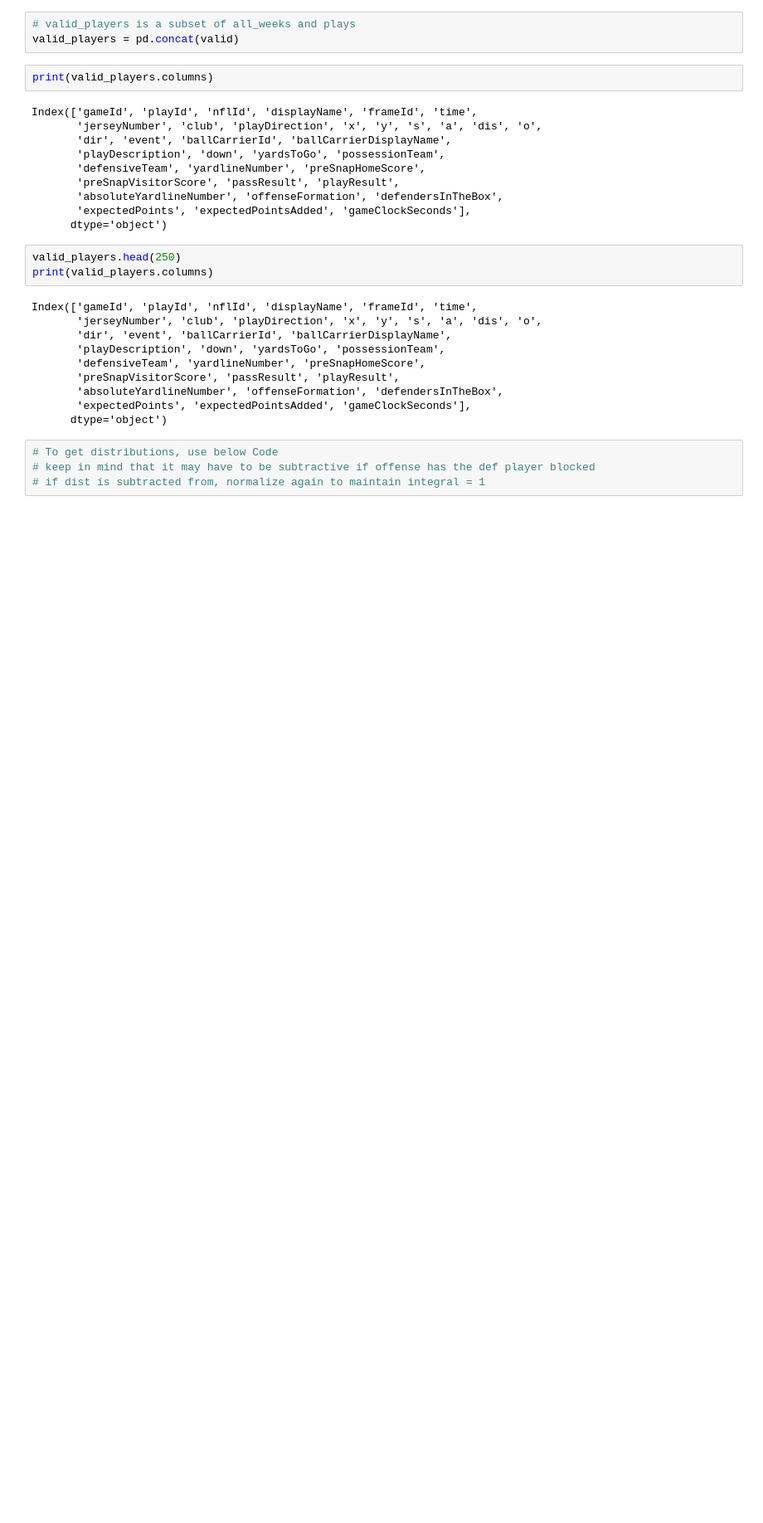
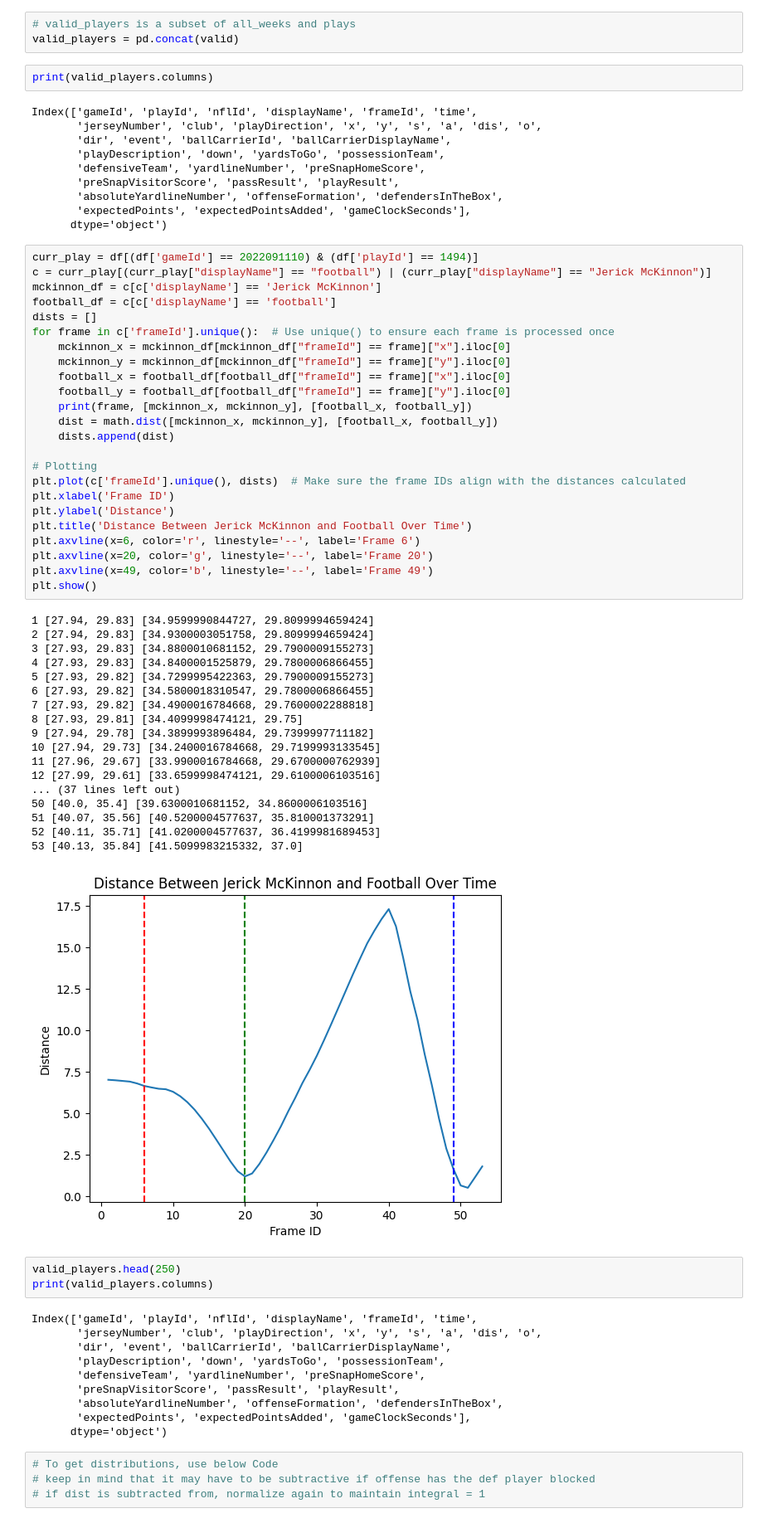
Before and after one commit to rudraravl/nfldatabowl2024, a Jupyter notebook: codemonkeynfl.ipynb, the cells around one changed output. Shown: that part at 83% size. Saved outputs shown, nothing was run; the diff lists cells and outputs as text; blank space fills up the shorter version.

```diff
--- a/codemonkeynfl.ipynb
+++ b/codemonkeynfl.ipynb
@@ -403,6 +410,49 @@ Index(['gameId', 'playId', 'nflId', 'displayName', 'frameId', 'time',
        'absoluteYardlineNumber', 'offenseFormation', 'defendersInTheBox',
        'expectedPoints', 'expectedPointsAdded', 'gameClockSeconds'],
       dtype='object')
+# %%
+curr_play = df[(df['gameId'] == 2022091110) & (df['playId'] == 1494)]
+c = curr_play[(curr_play["displayName"] == "football") | (curr_play["displayName"] == "Jerick McKinnon")]
+mckinnon_df = c[c['displayName'] == 'Jerick McKinnon']
+football_df = c[c['displayName'] == 'football']
+dists = []
+for frame in c['frameId'].unique():  # Use unique() to ensure each frame is processed once
+    mckinnon_x = mckinnon_df[mckinnon_df["frameId"] == frame]["x"].iloc[0]
+    mckinnon_y = mckinnon_df[mckinnon_df["frameId"] == frame]["y"].iloc[0]
+    football_x = football_df[football_df["frameId"] == frame]["x"].iloc[0]
+    football_y = football_df[football_df["frameId"] == frame]["y"].iloc[0]
+    print(frame, [mckinnon_x, mckinnon_y], [football_x, football_y])
+    dist = math.dist([mckinnon_x, mckinnon_y], [football_x, football_y])
+    dists.append(dist)
+
+# Plotting
+plt.plot(c['frameId'].unique(), dists)  # Make sure the frame IDs align with the distances calculated
+plt.xlabel('Frame ID')
+plt.ylabel('Distance')
+plt.title('Distance Between Jerick McKinnon and Football Over Time')
+plt.axvline(x=6, color='r', linestyle='--', label='Frame 6')
+plt.axvline(x=20, color='g', linestyle='--', label='Frame 20')
+plt.axvline(x=49, color='b', linestyle='--', label='Frame 49')
+plt.show()
+# %% [output]
+1 [27.94, 29.83] [34.9599990844727, 29.8099994659424]
+2 [27.94, 29.83] [34.9300003051758, 29.8099994659424]
+3 [27.93, 29.83] [34.8800010681152, 29.7900009155273]
+4 [27.93, 29.83] [34.8400001525879, 29.7800006866455]
+5 [27.93, 29.82] [34.7299995422363, 29.7900009155273]
+6 [27.93, 29.82] [34.5800018310547, 29.7800006866455]
+7 [27.93, 29.82] [34.4900016784668, 29.7600002288818]
+8 [27.93, 29.81] [34.4099998474121, 29.75]
+9 [27.94, 29.78] [34.3899993896484, 29.7399997711182]
+10 [27.94, 29.73] [34.2400016784668, 29.7199993133545]
+11 [27.96, 29.67] [33.9900016784668, 29.6700000762939]
+12 [27.99, 29.61] [33.6599998474121, 29.6100006103516]
+... (37 lines left out)
+50 [40.0, 35.4] [39.6300010681152, 34.8600006103516]
+51 [40.07, 35.56] [40.5200004577637, 35.810001373291]
+52 [40.11, 35.71] [41.0200004577637, 36.4199981689453]
+53 [40.13, 35.84] [41.5099983215332, 37.0]
+[figure, added]
 # %%
 valid_players.head(250)
 print(valid_players.columns)
```
Also changed, not shown: parts of 9 cells of this notebook, 2 other files.
